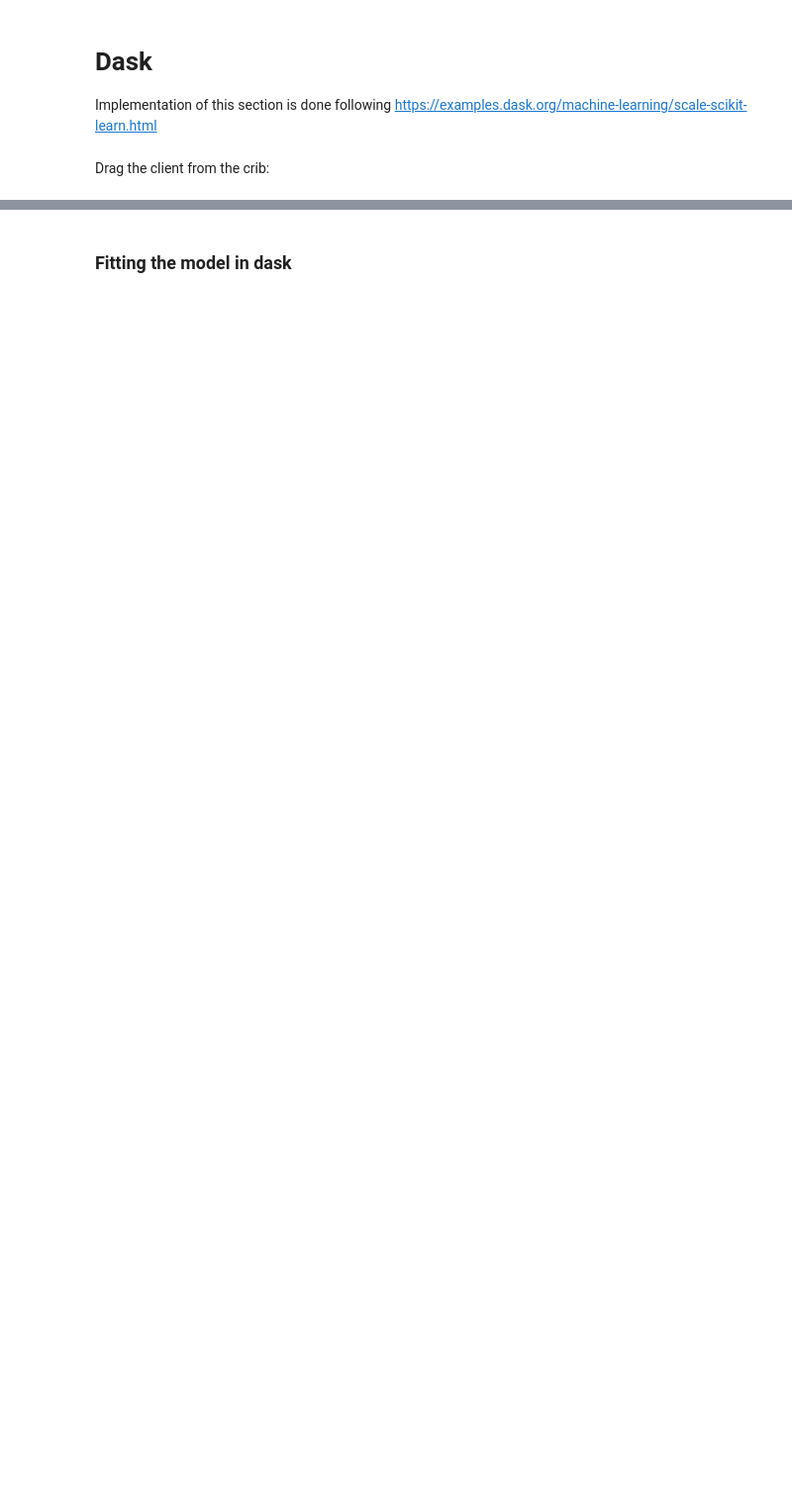
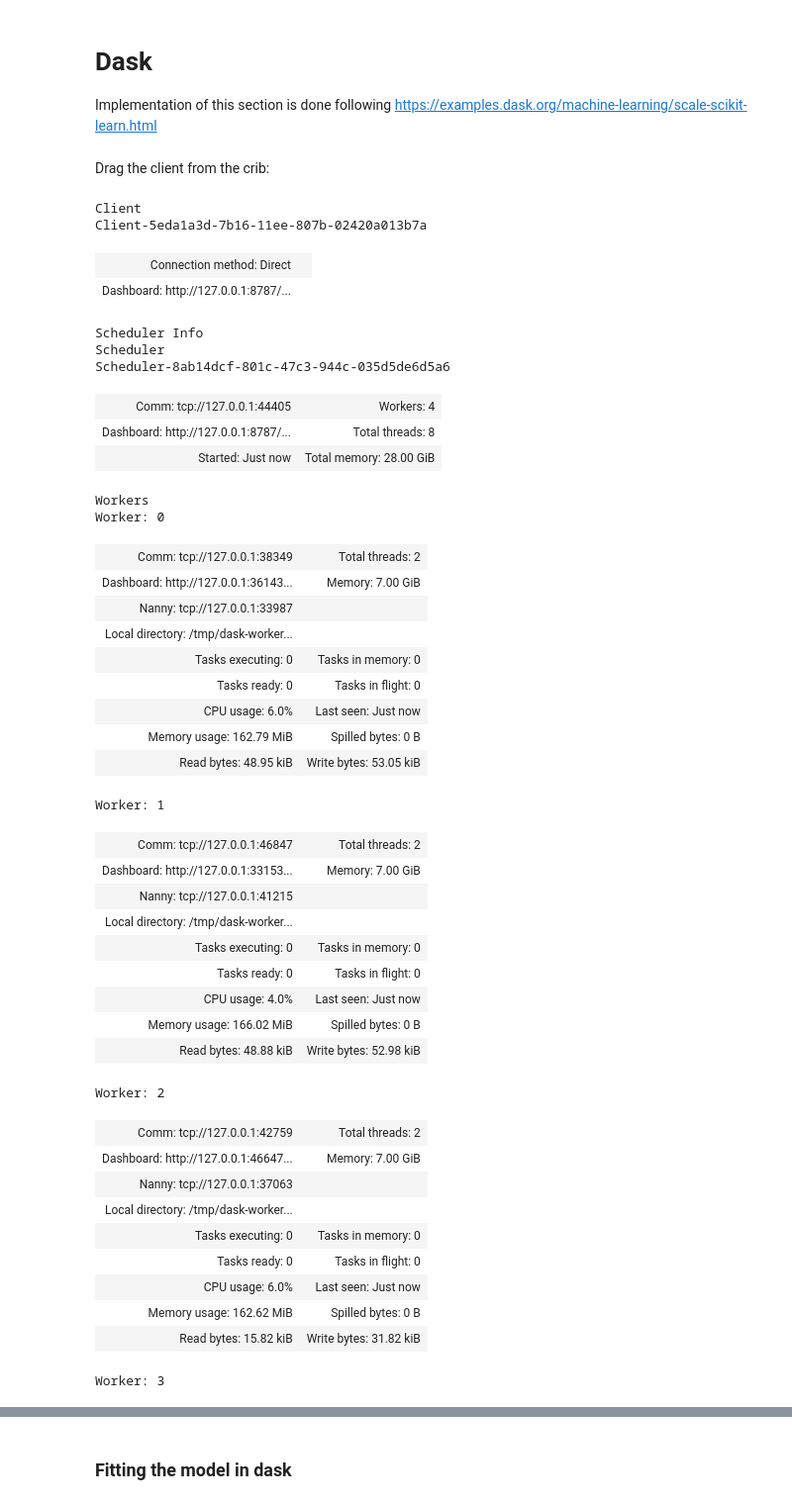
Before and after one commit to Sgagata/EuroSAT_Classification, a Jupyter notebook: MLP_Sklearn.ipynb, the cells around one changed output, grey strips where cells are left out. Shown: that part at 99% size. Cells and saved outputs as stored; diff of their text form; code cells hidden in the pictures; blank space fills up the shorter version.

```diff
--- a/MLP_Sklearn.ipynb
+++ b/MLP_Sklearn.ipynb
@@ -291,3 +315,51 @@ plot_confusion_matrix(mlp, X_test, y_test, text_labels, title)
 Implementation of this section is done following https://examples.dask.org/machine-learning/scale-scikit-learn.html
 # %% [markdown]
 Drag the client from the crib:
+# %%
+from dask.distributed import Client
+
+client = Client("tcp://127.0.0.1:44405")
+client
+# %% [output]
+Client
+Client-5eda1a3d-7b16-11ee-807b-02420a013b7a
+| Connection method: Direct |  |
+| Dashboard: http://127.0.0.1:8787/... |  |
+Scheduler Info
+Scheduler
+Scheduler-8ab14dcf-801c-47c3-944c-035d5de6d5a6
+| Comm: tcp://127.0.0.1:44405 | Workers: 4 |
+| Dashboard: http://127.0.0.1:8787/... | Total threads: 8 |
+| Started: Just now | Total memory: 28.00 GiB |
+Workers
+Worker: 0
+| Comm: tcp://127.0.0.1:38349 | Total threads: 2 |
+| Dashboard: http://127.0.0.1:36143... | Memory: 7.00 GiB |
+| Nanny: tcp://127.0.0.1:33987 |  |
+| Local directory: /tmp/dask-worker... |  |
+| Tasks executing: 0 | Tasks in memory: 0 |
+| Tasks ready: 0 | Tasks in flight: 0 |
+| CPU usage: 6.0% | Last seen: Just now |
+| Memory usage: 162.79 MiB | Spilled bytes: 0 B |
+| Read bytes: 48.95 kiB | Write bytes: 53.05 kiB |
+Worker: 1
+| Comm: tcp://127.0.0.1:46847 | Total threads: 2 |
+| Dashboard: http://127.0.0.1:33153... | Memory: 7.00 GiB |
+| Nanny: tcp://127.0.0.1:41215 |  |
+| Local directory: /tmp/dask-worker... |  |
+| Tasks executing: 0 | Tasks in memory: 0 |
+| Tasks ready: 0 | Tasks in flight: 0 |
+| CPU usage: 4.0% | Last seen: Just now |
+| Memory usage: 166.02 MiB | Spilled bytes: 0 B |
+| Read bytes: 48.88 kiB | Write bytes: 52.98 kiB |
+Worker: 2
+| Comm: tcp://127.0.0.1:42759 | Total threads: 2 |
+| Dashboard: http://127.0.0.1:46647... | Memory: 7.00 GiB |
+| Nanny: tcp://127.0.0.1:37063 |  |
+| Local directory: /tmp/dask-worker... |  |
+| Tasks executing: 0 | Tasks in memory: 0 |
+| Tasks ready: 0 | Tasks in flight: 0 |
+| CPU usage: 6.0% | Last seen: Just now |
+| Memory usage: 162.62 MiB | Spilled bytes: 0 B |
+| Read bytes: 15.82 kiB | Write bytes: 31.82 kiB |
+Worker: 3
```
Also changed, not shown: parts of 20 cells of this notebook, 1 other file.
